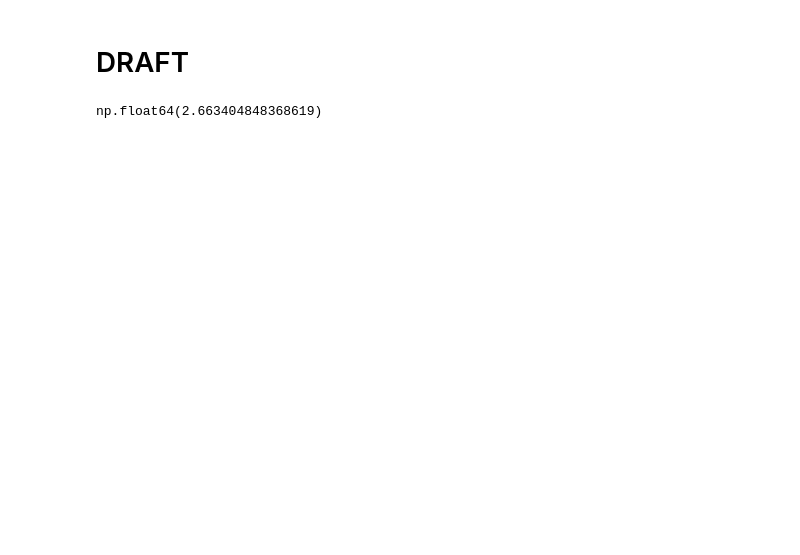
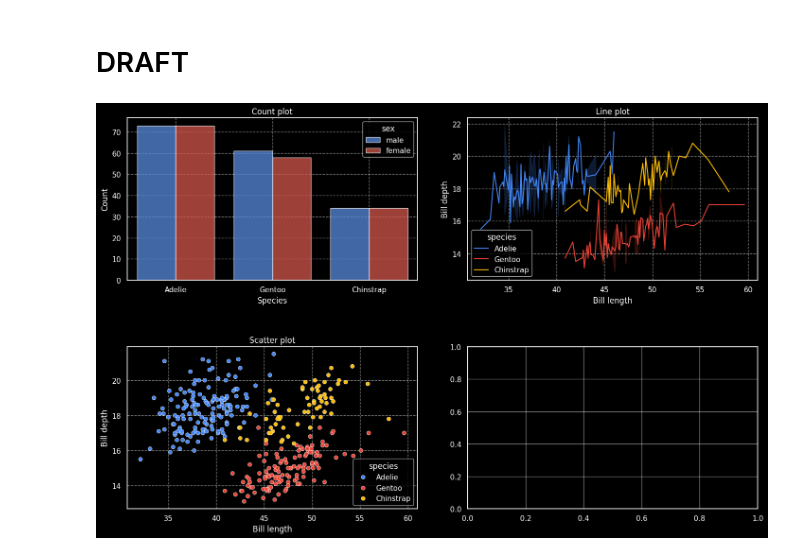
Before and after one commit to carlosjesuscaro/data_analysis_summary, a Jupyter notebook: Visualizations.ipynb, the cells around one changed output. Saved outputs shown, nothing was run; the diff lists cells and outputs as text; code cells hidden in the pictures; blank space fills up the shorter version.

```diff
--- a/Visualizations.ipynb
+++ b/Visualizations.ipynb
@@ -238,9 +266,63 @@ plt.show()
 # %% [markdown]
 # DRAFT
+# %%
+fig, axes = plt.subplots(2,2, figsize=(15, 10))
+
+# # Creates a gradient starting from a custom color
+# sns.color_palette("light:purple", as_cmap=False)
+# sns.color_palette("dark:#33a02c", as_cmap=False)
+
+# Blends two explicit hex codes or color names across a custom step-count
+# sns.color_palette("blend:green,red", 10)
+# sns.color_palette("deep")       # Default muted theme
+# sns.color_palette("muted")      # Brighter, highly rich tones
+# sns.color_palette("bright")     # High saturation colors
+# sns.color_palette("pastel")     # Soft, washed-out tones
+# sns.color_palette("dark")       # Low-luminance, rich colors
+# sns.color_palette("colorblind")
+
+#
+# sns.set_theme(style="dark")
+# sns.set_palette("seismic")
+plt.style.use('dark_background')
+# sns.set_theme(style="darkgrid")
+
+
+# 2. Define Google's official brand hex codes
+# Blue, Red, Yellow, Green
+google_colors = ["#4285F4", "#EA4335", "#FBBC05", "#34A853"]
+
+# 3. Set it globally
+sns.set_palette(google_colors)
+
+
+# Count plot
+sns.countplot(data=data, x="species", ax=axes[0, 0], hue='sex', alpha=0.75)
+axes[0, 0].set_title('Count plot')
+axes[0, 0].set_xlabel('Species')
+axes[0, 0].set_ylabel('Count')
+axes[0, 0].grid(True, linestyle='--', which='major', axis='both')
+
+# Line plot
+sns.lineplot(data=data, x="bill_length_mm", y="bill_depth_mm", ax=axes[0, 1], hue='species', hue_order=['Adelie', 'Gentoo', 'Chinstrap'], errorbar='sd')
+axes[0, 1].set_title('Line plot')
+axes[0, 1].set_xlabel('Bill length')
+axes[0, 1].set_ylabel('Bill depth')
+axes[0, 1].grid(True, linestyle='--', which='major', axis='both')
+
+# Scatter plot
+sns.scatterplot(data=data, x='bill_length_mm', y='bill_depth_mm', ax=axes[1, 0], hue='species', hue_order=['Adelie', 'Gentoo', 'Chinstrap'])
+axes[1, 0].set_title('Scatter plot')
+axes[1, 0].set_xlabel('Bill length')
+axes[1, 0].set_ylabel('Bill depth')
+axes[1, 0].grid(True, linestyle='--', which='major', axis='both')
+
+plt.tight_layout(pad=3.0, h_pad=4.0, w_pad=3.0)
+plt.show()
+# %% [output]
+[figure, added]
 # %%
-adelei['bill_length_mm'].std()
+adelie['bill_length_mm'].std()
-# %% [output]
-np.float64(2.663404848368619)
 # %%
 data.query('species == "Adelie"')['sex'].value_counts()
 # %%
```
Also changed, not shown: parts of 7 cells of this notebook.
